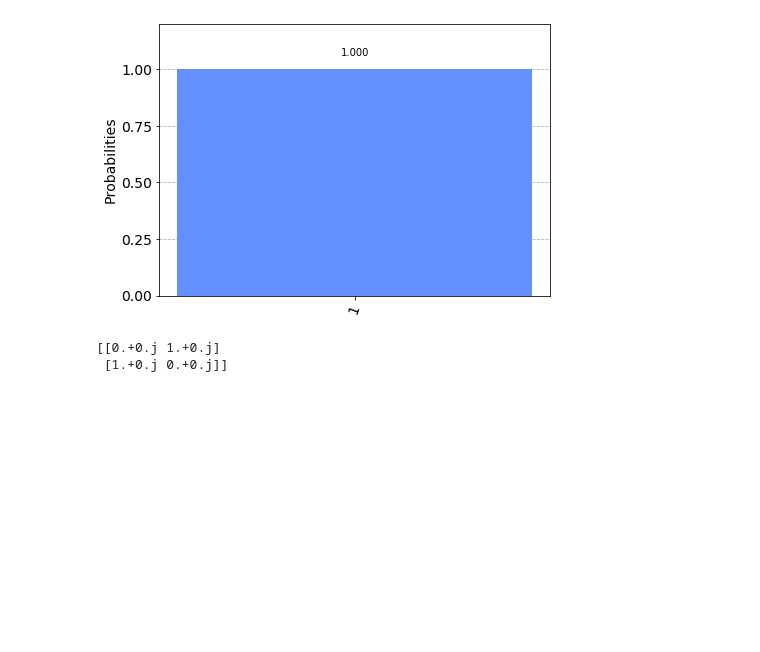
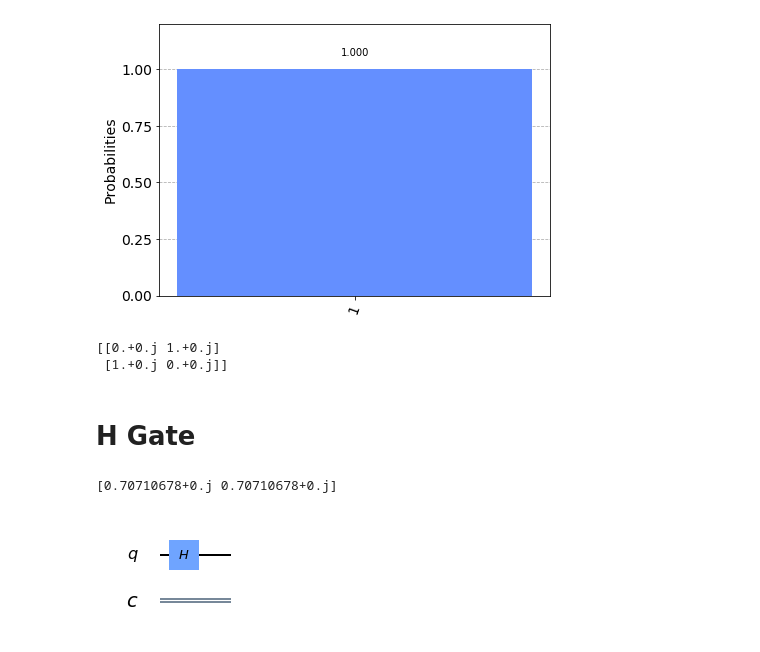
Before and after one commit to lakshayrastogi/Quantum-Computing-Experiments, a Jupyter notebook: Quantum Gates.ipynb, the cells around one changed output. Drawn from its saved outputs; the diff is of its cells as text; code cells hidden in the pictures; blank space fills up the shorter version.

Commit message:
H gate

```diff
--- a/Quantum Gates.ipynb
+++ b/Quantum Gates.ipynb
@@ -37,3 +39,18 @@ print(unitary)
 # %% [output]
 [[0.+0.j 1.+0.j]
  [1.+0.j 0.+0.j]]
+# %% [markdown]
+# H Gate
+# %%
+circuit = QuantumCircuit(1,1)
+#circuit.x(0) - doing this will change state to |1> and so h gate will rotate to |->
+circuit.h(0)
+simulator = Aer.get_backend('statevector_simulator')
+result = execute(circuit, backend = simulator).result()
+statevector = result.get_statevector()
+print(statevector)
+%matplotlib inline
+circuit.draw(output='mpl')
+# %% [output]
+[0.70710678+0.j 0.70710678+0.j]
+[figure, added]
```
Also changed, not shown: parts of 4 cells of this notebook.
